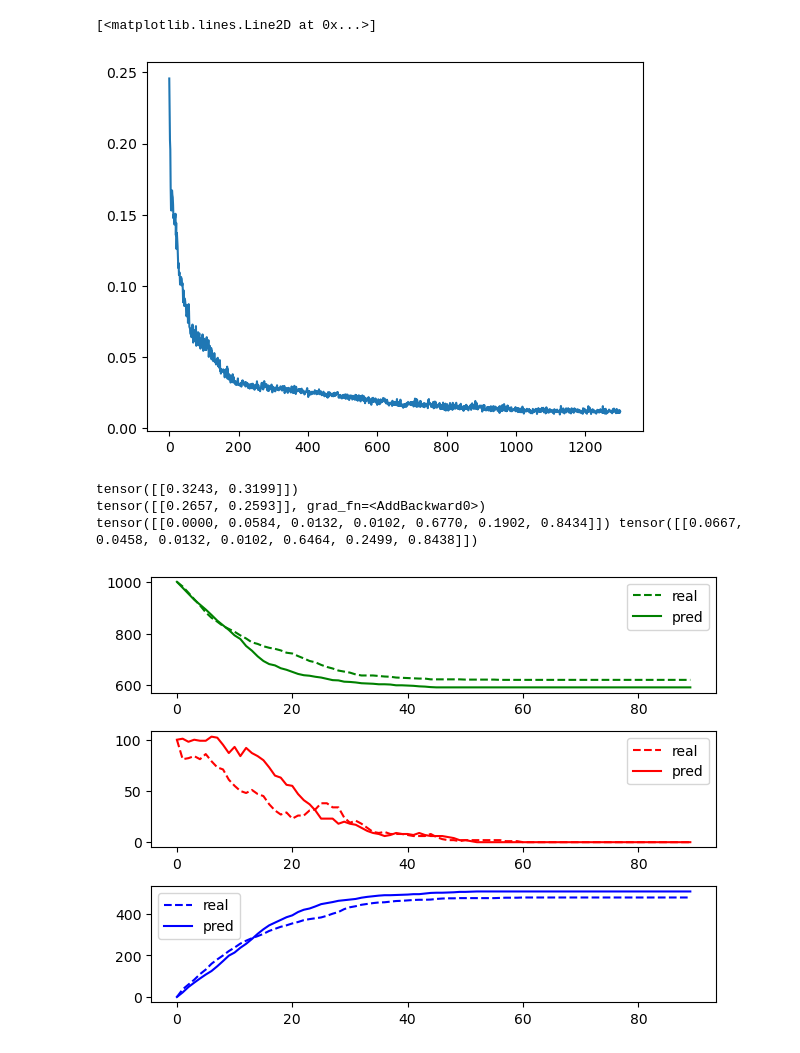
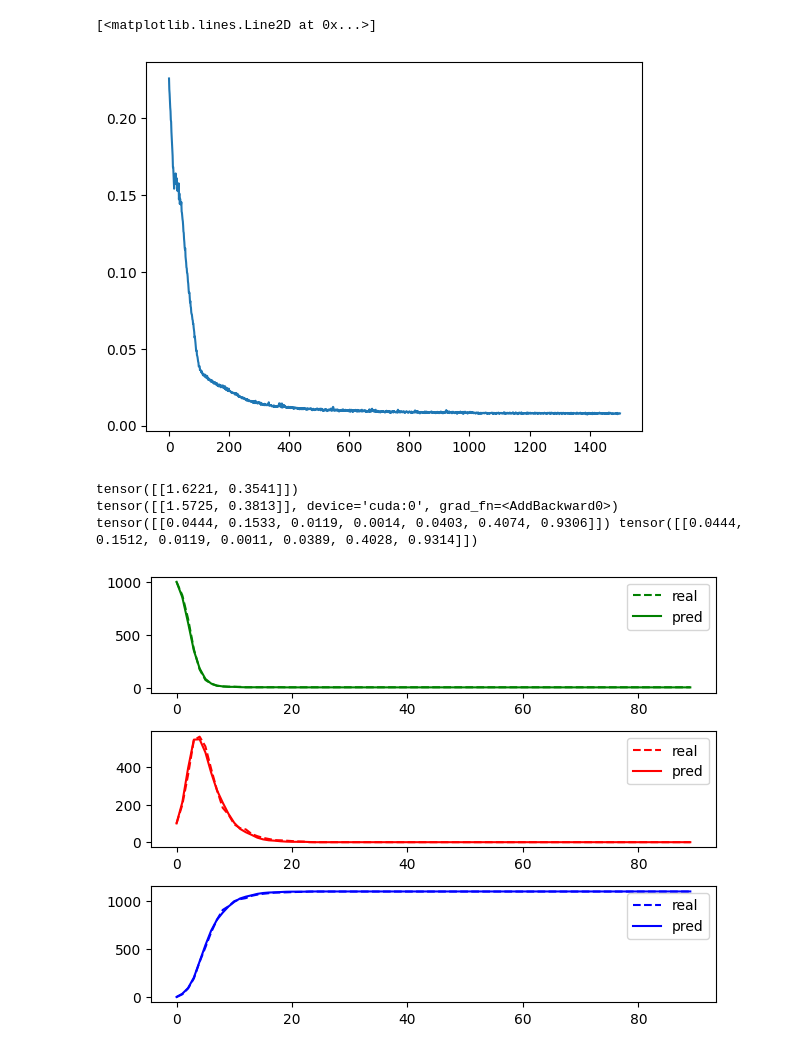
Before and after one commit to nidropakshin2/Amortized-learning, a Jupyter notebook: notebooks/SIR_flow.ipynb, the cells around one changed output. Cells and saved outputs as stored; diff of their text form; code cells hidden in the pictures.

```diff
--- a/notebooks/SIR_flow.ipynb
+++ b/notebooks/SIR_flow.ipynb
@@ -143,11 +143,11 @@ class CondFlow(nn.Module):
         super().__init__()
         self.dim = phi_dim
         self.net = nn.Sequential(
-            nn.Linear(1 + x_dim + phi_dim, h), nn.ELU(),
-            nn.Linear(h, h), nn.ELU(),
-            nn.Linear(h, h), nn.ELU(),
-            nn.Linear(h, h), nn.ELU(),
-            nn.Linear(h, h), nn.ELU(),
+            nn.Linear(1 + x_dim + phi_dim, h), nn.ReLU(),
+            nn.Linear(h, h), nn.ReLU(),
+            nn.Linear(h, h), nn.ReLU(),
+            nn.Linear(h, h), nn.ReLU(),
+            nn.Linear(h, h), nn.ReLU(),
             nn.Linear(h, phi_dim)
         )
 
@@ -195,7 +195,7 @@ def train(model,
 
 
     for i in range(epochs+1):
-        phi_1 = sample_prior(1000).to(device)
+        phi_1 = sample_prior(10000).to(device)
 
         s = summary(simulate(phi_1, sir, T_max)).to(device)
         phi_0 = torch.rand_like(phi_1).to(device)
@@ -221,6 +221,7 @@ def train(model,
 
     return losses
 
+
 model = CondFlow(2, 7, 64).to(device)
 optimizer = torch.optim.Adam(model.parameters(), lr=1e-3)
 loss = torch.nn.MSELoss()
@@ -244,5 +245,5 @@ Epoch: 1000, Loss: 0.0119
 # %%
 optimizer = torch.optim.Adam(model.parameters(), lr=1e-4)
-losses += train(model, sim_parameters, optimizer, loss, epochs=300, path=path, show_every=100)
+losses += train(model, sim_parameters, optimizer, loss, epochs=500, path=path, show_every=100)
 plt.plot(losses)
 # %% [output]
@@ -253,5 +256,5 @@ Epoch: 300, Loss: 0.0117
 [<matplotlib.lines.Line2D at 0x...>]
-[figure, old version]
+[figure, new version]
 # %%
 sir = (1000, 100, 0)
 phi = sample_prior(1)
@@ -261,7 +264,7 @@ s = summary(x).to(device)
 
 n_steps = 10
 time_steps = torch.linspace(0.0, 1.0, n_steps + 1).to(device)
-phi_pred = 0.1*torch.randn_like(phi).to(device)
+phi_pred = torch.rand_like(phi).to(device)
 for i in range(n_steps):
     phi_pred = model.step(phi=phi_pred, x=s, t_start=time_steps[i], t_end=time_steps[i+1])
 
@@ -286,10 +289,10 @@ ax[2].plot(R_pred, color="blue", label="pred")
 [ax[i].legend() for i in range(3)]
 plt.tight_layout()
 # %% [output]
-tensor([[0.3243, 0.3199]])
-tensor([[0.2657, 0.2593]], grad_fn=<AddBackward0>)
-tensor([[0.0000, 0.0584, 0.0132, 0.0102, 0.6770, 0.1902, 0.8434]]) tensor([[0.0667, 0.0458, 0.0132, 0.0102, 0.6464, 0.2499, 0.8438]])
+tensor([[1.6221, 0.3541]])
+tensor([[1.5725, 0.3813]], device='cuda:0', grad_fn=<AddBackward0>)
+tensor([[0.0444, 0.1533, 0.0119, 0.0014, 0.0403, 0.4074, 0.9306]]) tensor([[0.0444, 0.1512, 0.0119, 0.0011, 0.0389, 0.4028, 0.9314]])
-[figure, old version]
+[figure, new version]
 # %%
 # sir = (1000, 100, 0)
 # eps = 0.01
```
Also changed, not shown: parts of 12 cells of this notebook.
